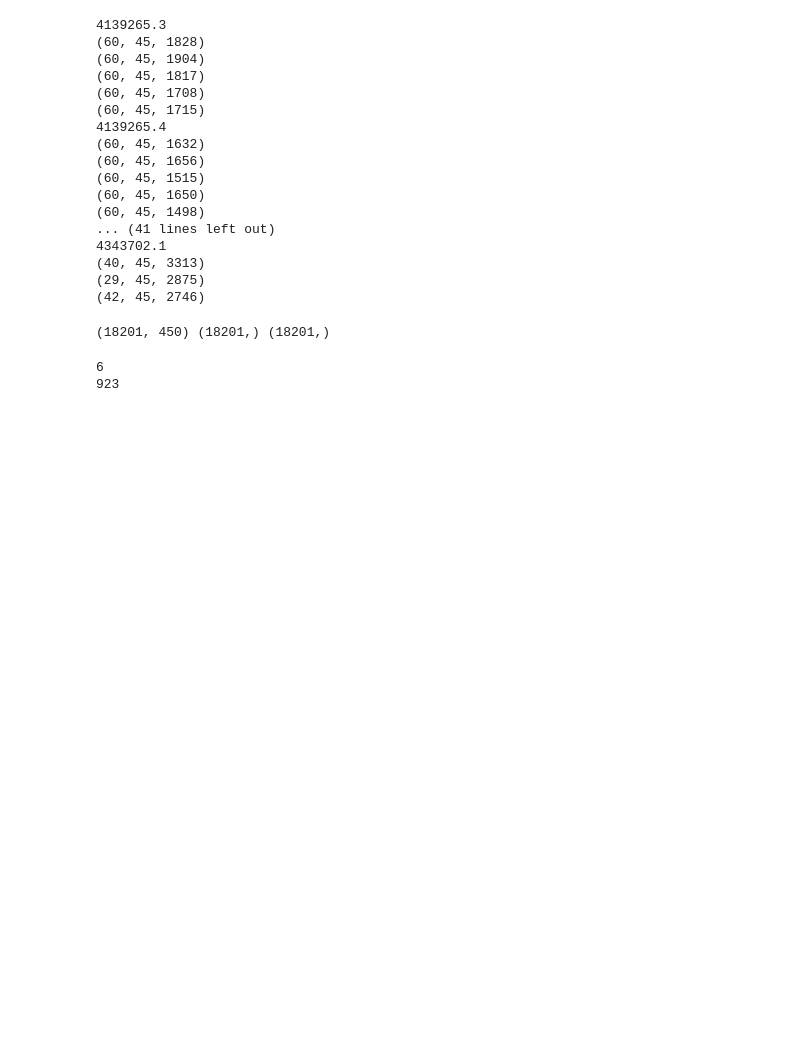
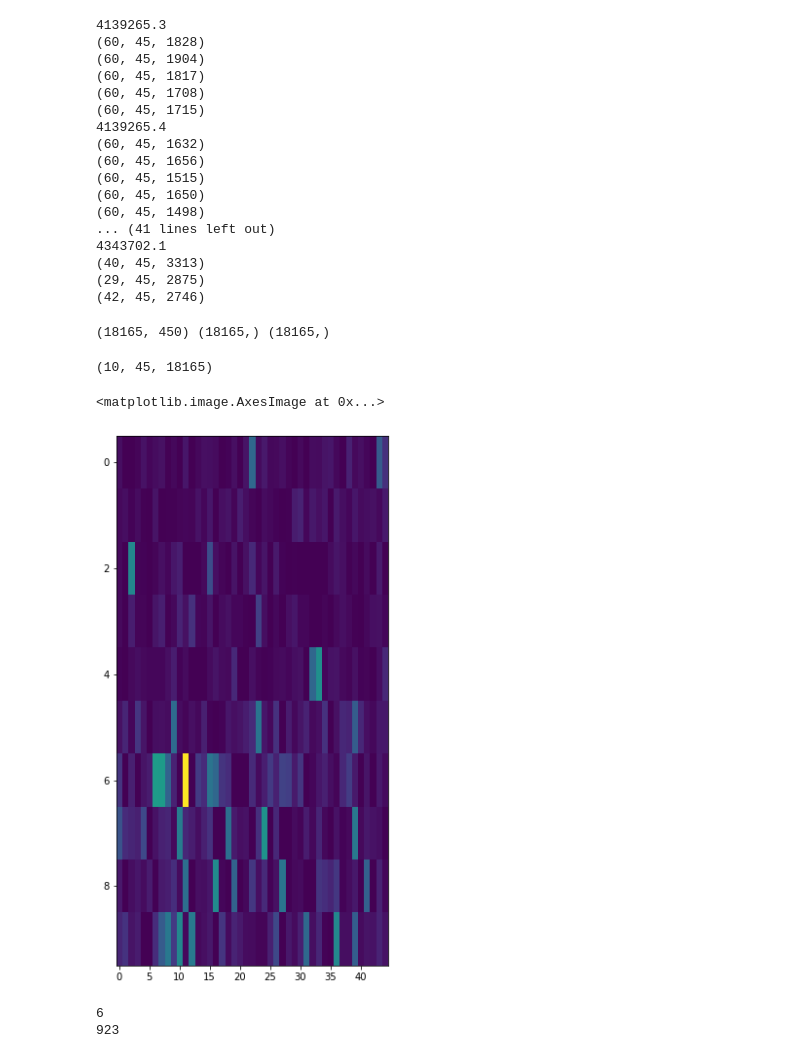
Before and after one commit to GiocomoLab/PlittGiocomo_2021, a Jupyter notebook: SingleCellSimMats.ipynb, the cells around one changed output. Cells and saved outputs as stored; diff of their text form; code cells hidden in the pictures; blank space fills up the shorter version.

```diff
--- a/SingleCellSimMats.ipynb
+++ b/SingleCellSimMats.ipynb
@@ -171,18 +171,3 @@ def regress_distance(dist,morphs,x = np.linspace(-.1,1.1,num=50)) :
         dist_reg[j,:]=model.predict(x[:,np.newaxis])
 
     return dist_reg
-# %%
-mouse = "4139265.5"
-df_mouse = df[df["MouseName"]==mouse]
-sess = df_mouse.iloc[-1]
-
-dist, centroid_diff, S_trial_mat, trial_info = single_sess_dist(sess)
-pval = centroid_diff_perm_test(centroid_diff,S_trial_mat,trial_info,nperms=1000)
-print(pval)
-
-morphs = trial_info['morphs']+trial_info['wallJitter']
-morphOrder = np.argsort(morphs)
-sig_cells = pval<.05
-dist_sig = dist[sig_cells,:]
-cd_sig = centroid_diff[sig_cells]
-dist_sig_csort = dist_sig[np.argsort(cd_sig)[::-1],:]
@@ -192,16 +173,0 @@ dist_sig_csort = dist_sig[np.argsort(cd_sig)[::-1],:]
-# %%
-f,ax = plt.subplots(figsize=[10,10])
-dist_all_mo = dist[:,morphOrder]
-dist_all_mo = dist_all_mo[np.argsort(centroid_diff)[::-1],:]
-ax.imshow(dist_all_mo,aspect='auto',cmap='cool',vmin=.4,vmax=.6)
-
-f,ax = plt.subplots(figsize=[10,10])
-dist_mo = dist_sig_csort[:,morphOrder]
-ax.imshow(dist_mo,aspect='auto',cmap='cool',vmin=.2,vmax=.8)
-ax.set_xlabel('Trial',fontsize=20); ax.set_ylabel("cell #",fontsize=20)
-f.savefig("D://Morph_Results//figures//"+mouse+"_example_celldist.png",format='png')
-
-
-dist_reg = regress_distance(dist_mo,morphs[morphOrder])
-f,ax = plt.subplots()
-ax.imshow(dist_reg,aspect='auto',cmap='cool',vmin=.1,vmax=.9)
@@ -275,10 +236,20 @@ sm = np.concatenate(SM,axis=0)
 dr = np.concatenate(DIST_REG,axis=0)
 ml = np.concatenate(mouselabel)
 rfl = np.concatenate(rf_label)
-sess_ind = np.concatenate(sess_ind)
+# sess_ind = np.concatenate(sess_ind)
 print(sm.shape,ml.shape,rfl.shape)
 # %% [output]
-(18201, 450) (18201,) (18201,)
+(18165, 450) (18165,) (18165,)
+# %%
+_sm = np.reshape(sm,(10,45,-1))
+print(_sm.shape)
+
+f,ax=plt.subplots(figsize=[5,10])
+ax.imshow(_sm[:,:,12000],aspect='auto')
+# %% [output]
+(10, 45, 18165)
+<matplotlib.image.AxesImage at 0x...>
+[figure, added]
 # %%
 # for each permutation of mouse labels
 diff_perms = []
```
Also changed, not shown: parts of 2 cells of this notebook, 2 other files.
